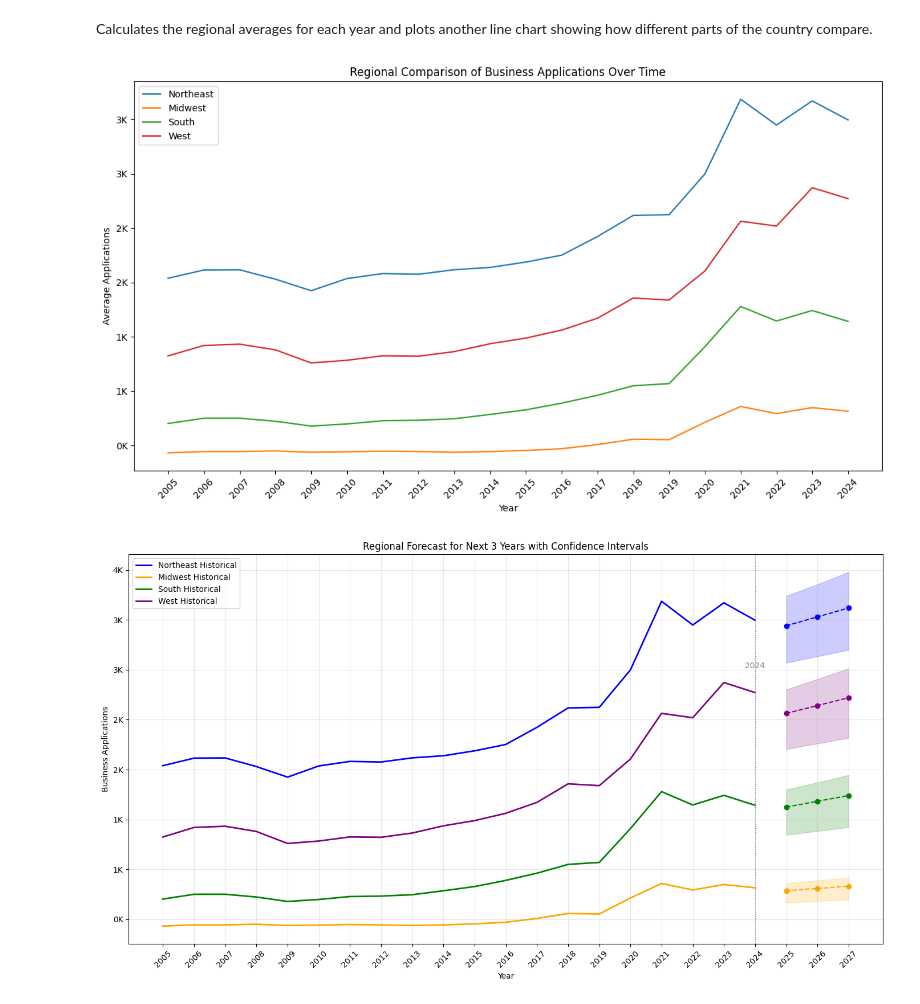
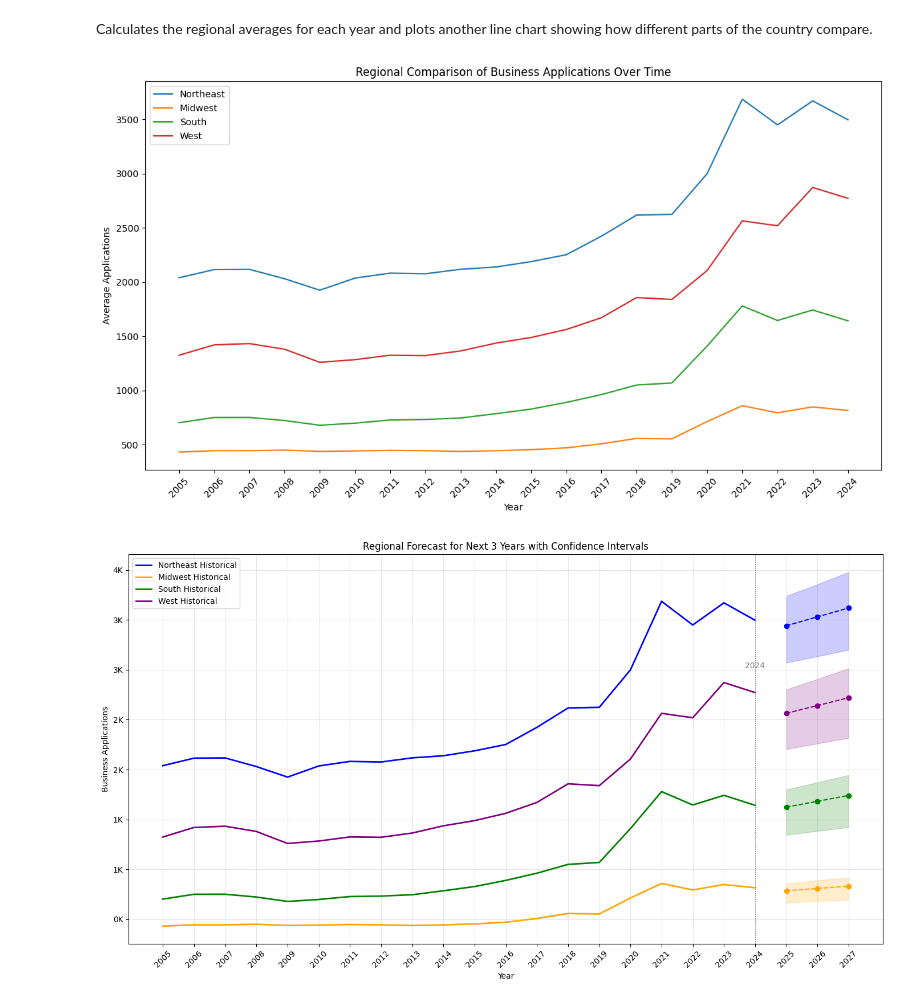
Before and after one commit to C-A-Rodriguez/DSP1, a Jupyter notebook: dsp.ipynb, the cells around one changed output. Drawn from its saved outputs; the diff is of its cells as text; code cells hidden in the pictures.

Commit message:
Format updates

```diff
--- a/dsp.ipynb
+++ b/dsp.ipynb
@@ -136,17 +136,16 @@ Calculates the regional averages for each year and plots another line chart show
 # %%
 plt.figure(figsize=(12, 7))
 for region in region_trends.columns:
     plt.plot(region_trends.index, region_trends[region], label=region)
 plt.title('Regional Comparison of Business Applications Over Time')
 plt.xlabel('Year')
 plt.ylabel('Average Applications')
 plt.legend()
-plt.gca().yaxis.set_major_formatter(FuncFormatter(thousands_formatter))
 plt.xticks(rotation=45)
 plt.tight_layout()
 plt.show()
 # %% [output]
-[figure, old version]
+[figure, new version]
 # %%
 future_years = ['2025', '2026', '2027']
 colors = {'Northeast': 'blue', 'Midwest': 'orange', 'South': 'green', 'West': 'purple'}
```
Also changed, not shown: parts of 1 cell of this notebook.
